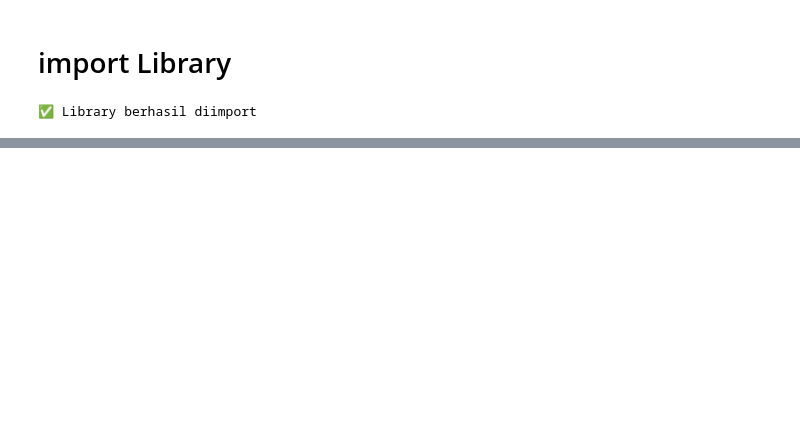
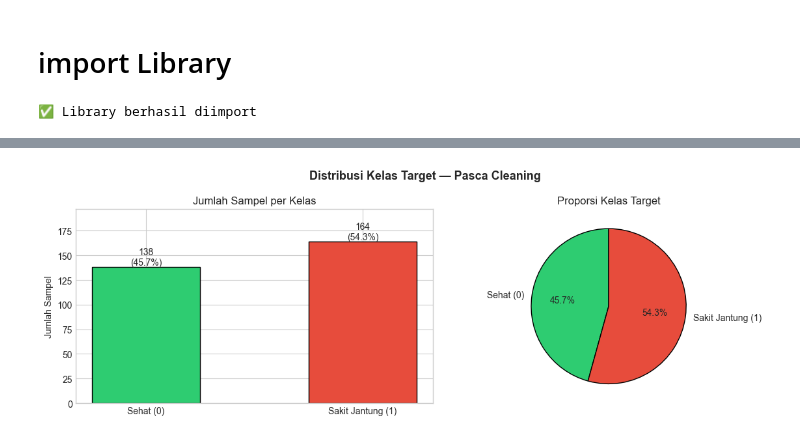
Before and after one commit to Farel-hagasa/early-detection-of-heart-disease-with-machine-learning, a Jupyter notebook: heart_desease.ipynb, the cells around one changed output, grey strips where cells are left out. Cells and saved outputs as stored; diff of their text form; code cells hidden in the pictures; blank space fills up the shorter version.

```diff
--- a/heart_desease.ipynb
+++ b/heart_desease.ipynb
@@ -1608,0 +515,78 @@ KESIMPULAN FINAL
+# %%
+# ==========================================================
+# PENGECEKAN IMBALANCED DATA (PASCA CLEANING)
+# ==========================================================
+
+print("=" * 55)
+print("PENGECEKAN KESEIMBANGAN KELAS — PASCA CLEANING")
+print("=" * 55)
+
+# ── Hitung distribusi kelas ────────────────────────────
+kelas_counts = y.value_counts().sort_index()
+kelas_pct    = y.value_counts(normalize=True).sort_index() * 100
+
+imbalance_df = pd.DataFrame({
+    'Kelas'        : ['Sehat (0)', 'Sakit Jantung (1)'],
+    'Jumlah'       : kelas_counts.values,
+    'Persentase (%)': kelas_pct.values.round(2)
+})
+display(imbalance_df)
+
+# ── Hitung rasio ketidakseimbangan ────────────────────
+n_majority = kelas_counts.max()
+n_minority = kelas_counts.min()
+rasio      = n_majority / n_minority
+
+print(f"\nKelas Mayoritas : {n_majority} sampel")
+print(f"Kelas Minoritas : {n_minority} sampel")
+print(f"Rasio           : {rasio:.4f}:1")
+print(f"Ambang batas    : 3.0:1")
+
+# ── Keputusan penanganan ──────────────────────────────
+print("\n" + "=" * 55)
+if rasio >= 3.0:
+    print("STATUS : IMBALANCED — Penanganan diperlukan")
+else:
+    print("STATUS : BALANCED — Penanganan TIDAK diperlukan")
+print("=" * 55)
+
+# ── Visualisasi ───────────────────────────────────────
+fig, axes = plt.subplots(1, 2, figsize=(12, 4))
+fig.suptitle('Distribusi Kelas Target — Pasca Cleaning',
+             fontsize=13, fontweight='bold')
+
+# Bar chart
+bars = axes[0].bar(
+    ['Sehat (0)', 'Sakit Jantung (1)'],
+    kelas_counts.values,
+    color=['#2ecc71', '#e74c3c'],
+    edgecolor='black',
+    width=0.5
+)
+axes[0].set_title('Jumlah Sampel per Kelas')
+axes[0].set_ylabel('Jumlah Sampel')
+axes[0].set_ylim(0, kelas_counts.max() * 1.2)
+
+for bar in bars:
+    h = bar.get_height()
+    axes[0].text(
+        bar.get_x() + bar.get_width() / 2,
+        h + 2,
+        f'{h}\n({h/len(y)*100:.1f}%)',
+        ha='center', fontsize=10
+    )
+
+# Pie chart
+axes[1].pie(
+    kelas_counts.values,
+    labels=['Sehat (0)', 'Sakit Jantung (1)'],
+    autopct='%1.1f%%',
+    colors=['#2ecc71', '#e74c3c'],
+    startangle=90,
+    wedgeprops={'edgecolor': 'black'}
+)
+axes[1].set_title('Proporsi Kelas Target')
+
+plt.tight_layout()
+plt.show()
+# %% [output]
@@ -1608,0 +607 @@ KESIMPULAN FINAL
+[figure, added]
```
Also changed, not shown: parts of 79 cells of this notebook.
